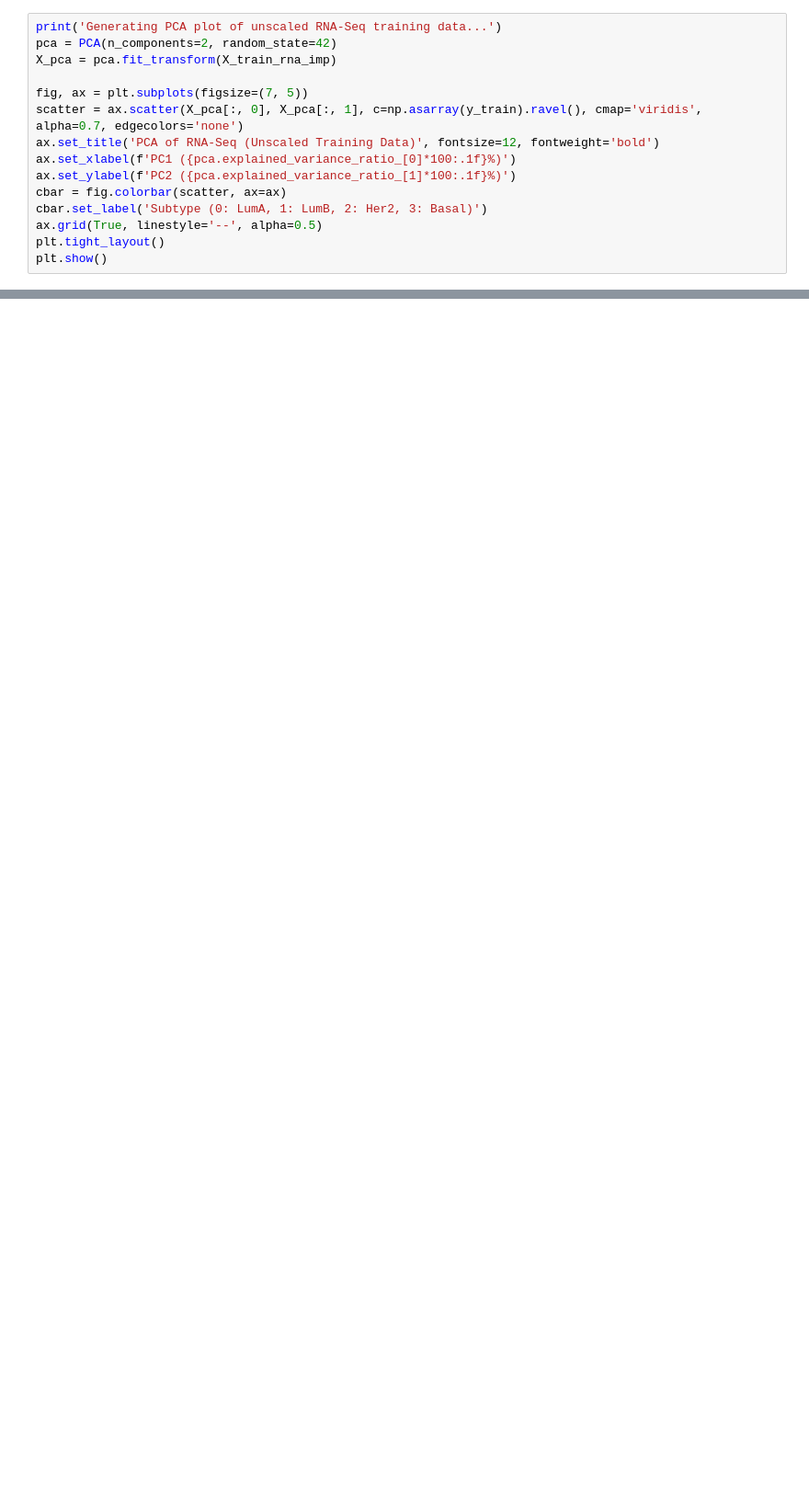
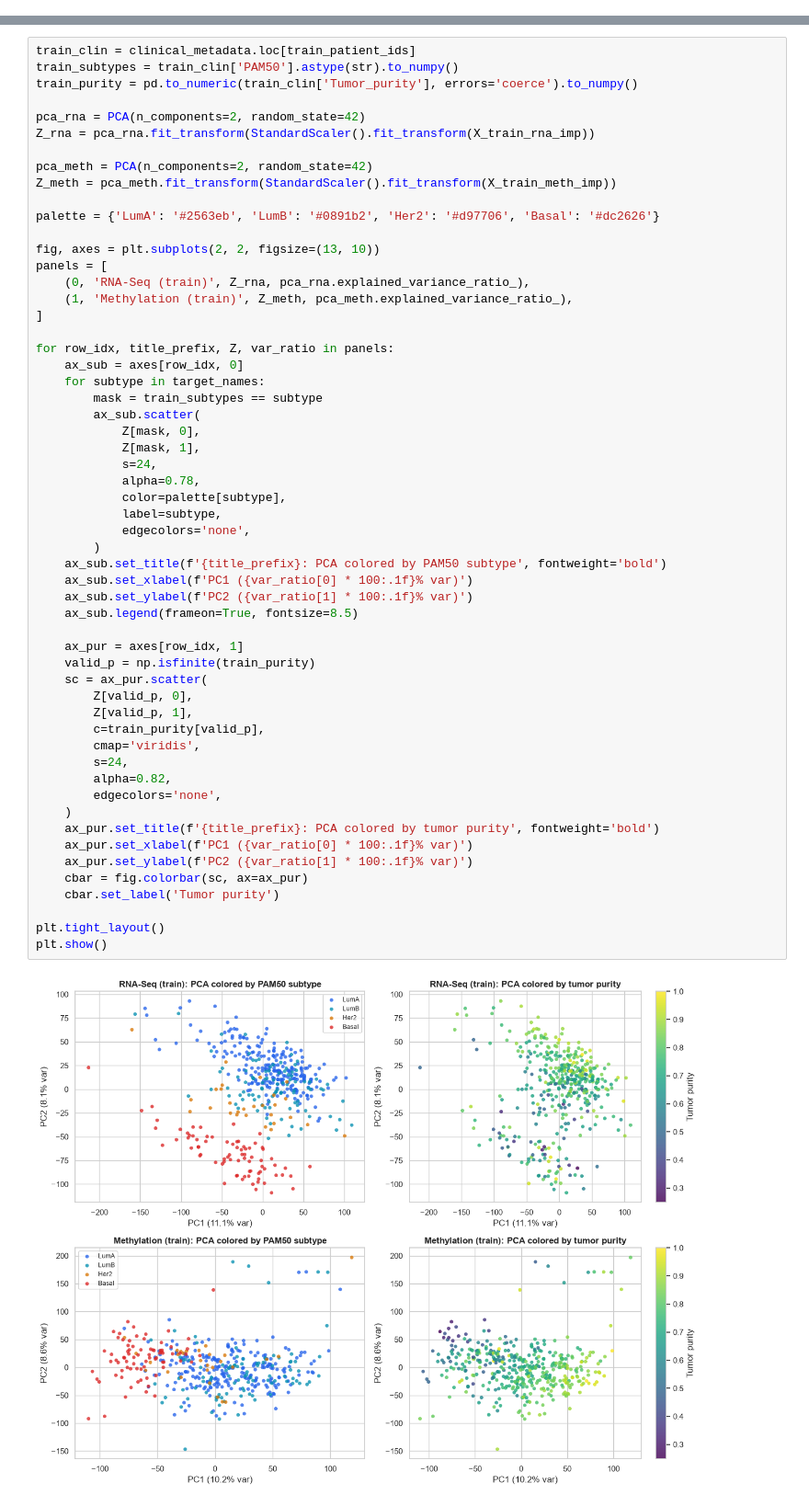
Before and after one commit to Shayan-Nami/Breast-Cancer-MultiOmics, a Jupyter notebook: notebooks/preprocessing.ipynb, the cells around one changed output, grey strips where cells are left out. Shown at 92% size. Drawn from its saved outputs; the diff is of its cells as text; blank space fills up the shorter version.

```diff
--- a/notebooks/preprocessing.ipynb
+++ b/notebooks/preprocessing.ipynb
@@ -102,15 +25,0 @@ Processing Methylation Data: Mean Imputation (keep_empty_features=True)...
-# %%
-print('Generating PCA plot of unscaled RNA-Seq training data...')
-pca = PCA(n_components=2, random_state=42)
-X_pca = pca.fit_transform(X_train_rna_imp)
-
-fig, ax = plt.subplots(figsize=(7, 5))
-scatter = ax.scatter(X_pca[:, 0], X_pca[:, 1], c=np.asarray(y_train).ravel(), cmap='viridis', alpha=0.7, edgecolors='none')
-ax.set_title('PCA of RNA-Seq (Unscaled Training Data)', fontsize=12, fontweight='bold')
-ax.set_xlabel(f'PC1 ({pca.explained_variance_ratio_[0]*100:.1f}%)')
-ax.set_ylabel(f'PC2 ({pca.explained_variance_ratio_[1]*100:.1f}%)')
-cbar = fig.colorbar(scatter, ax=ax)
-cbar.set_label('Subtype (0: LumA, 1: LumB, 2: Her2, 3: Basal)')
-ax.grid(True, linestyle='--', alpha=0.5)
-plt.tight_layout()
-plt.show()
@@ -146,0 +160,58 @@ operates on raw unscaled expression variance without outlier range distortion.
+# %%
+train_clin = clinical_metadata.loc[train_patient_ids]
+train_subtypes = train_clin['PAM50'].astype(str).to_numpy()
+train_purity = pd.to_numeric(train_clin['Tumor_purity'], errors='coerce').to_numpy()
+
+pca_rna = PCA(n_components=2, random_state=42)
+Z_rna = pca_rna.fit_transform(StandardScaler().fit_transform(X_train_rna_imp))
+
+pca_meth = PCA(n_components=2, random_state=42)
+Z_meth = pca_meth.fit_transform(StandardScaler().fit_transform(X_train_meth_imp))
+
+palette = {'LumA': '#2563eb', 'LumB': '#0891b2', 'Her2': '#d97706', 'Basal': '#dc2626'}
+
+fig, axes = plt.subplots(2, 2, figsize=(13, 10))
+panels = [
+    (0, 'RNA-Seq (train)', Z_rna, pca_rna.explained_variance_ratio_),
+    (1, 'Methylation (train)', Z_meth, pca_meth.explained_variance_ratio_),
+]
+
+for row_idx, title_prefix, Z, var_ratio in panels:
+    ax_sub = axes[row_idx, 0]
+    for subtype in target_names:
+        mask = train_subtypes == subtype
+        ax_sub.scatter(
+            Z[mask, 0],
+            Z[mask, 1],
+            s=24,
+            alpha=0.78,
+            color=palette[subtype],
+            label=subtype,
+            edgecolors='none',
+        )
+    ax_sub.set_title(f'{title_prefix}: PCA colored by PAM50 subtype', fontweight='bold')
+    ax_sub.set_xlabel(f'PC1 ({var_ratio[0] * 100:.1f}% var)')
+    ax_sub.set_ylabel(f'PC2 ({var_ratio[1] * 100:.1f}% var)')
+    ax_sub.legend(frameon=True, fontsize=8.5)
+
+    ax_pur = axes[row_idx, 1]
+    valid_p = np.isfinite(train_purity)
+    sc = ax_pur.scatter(
+        Z[valid_p, 0],
+        Z[valid_p, 1],
+        c=train_purity[valid_p],
+        cmap='viridis',
+        s=24,
+        alpha=0.82,
+        edgecolors='none',
+    )
+    ax_pur.set_title(f'{title_prefix}: PCA colored by tumor purity', fontweight='bold')
+    ax_pur.set_xlabel(f'PC1 ({var_ratio[0] * 100:.1f}% var)')
+    ax_pur.set_ylabel(f'PC2 ({var_ratio[1] * 100:.1f}% var)')
+    cbar = fig.colorbar(sc, ax=ax_pur)
+    cbar.set_label('Tumor purity')
+
+plt.tight_layout()
+plt.show()
+# %% [output]
+[figure, added]
```
Also changed, not shown: parts of 25 cells of this notebook, 57 other files.
